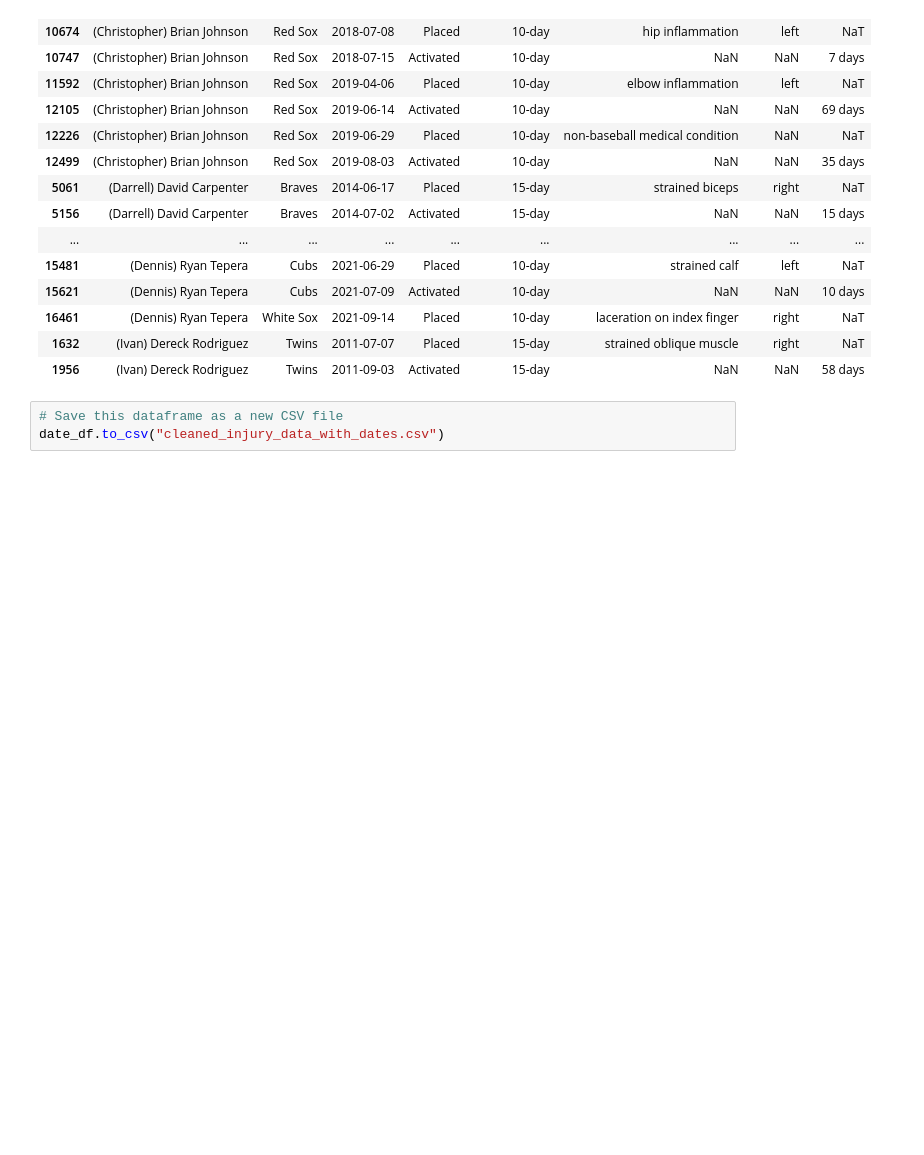
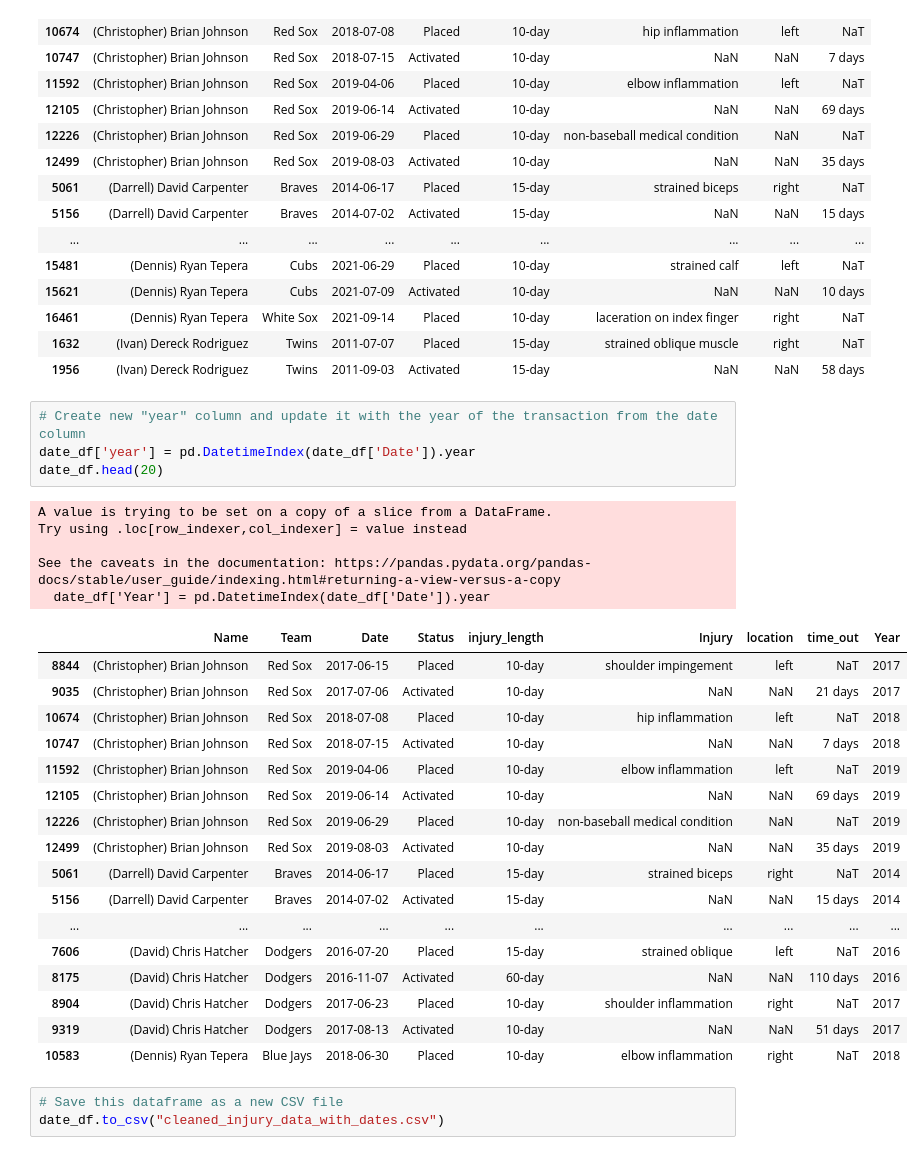
Before and after one commit to brianrwheatley/final-baseball-war-stats, a Jupyter notebook: injury_legnth_finder.ipynb, the cells around one changed output. Saved outputs shown, nothing was run; the diff lists cells and outputs as text; blank space fills up the shorter version.

Commit message:
updated code to include year column for year of transaction

```diff
--- a/injury_legnth_finder.ipynb
+++ b/injury_legnth_finder.ipynb
@@ -202,5 +202,32 @@ See the caveats in the documentation: https://pandas.pydata.org/pandas-docs/stab
 | 1632 | (Ivan) Dereck Rodriguez | Twins | 2011-07-07 | Placed | 15-day | strained oblique muscle | right | NaT |
 | 1956 | (Ivan) Dereck Rodriguez | Twins | 2011-09-03 | Activated | 15-day | NaN | NaN | 58 days |
 # %%
-# Save this dataframe as a new CSV file
-date_df.to_csv("cleaned_injury_data_with_dates.csv")
+# Create new "year" column and update it with the year of the transaction from the date column
+date_df['year'] = pd.DatetimeIndex(date_df['Date']).year
+date_df.head(20)
+# %% [output]
+A value is trying to be set on a copy of a slice from a DataFrame.
+Try using .loc[row_indexer,col_indexer] = value instead
+
+See the caveats in the documentation: https://pandas.pydata.org/pandas-docs/stable/user_guide/indexing.html#returning-a-view-versus-a-copy
+  date_df['Year'] = pd.DatetimeIndex(date_df['Date']).year
+|  | Name | Team | Date | Status | injury_length | Injury | location | time_out | Year |
+| 8844 | (Christopher) Brian Johnson | Red Sox | 2017-06-15 | Placed | 10-day | shoulder impingement | left | NaT | 2017 |
+| 9035 | (Christopher) Brian Johnson | Red Sox | 2017-07-06 | Activated | 10-day | NaN | NaN | 21 days | 2017 |
+| 10674 | (Christopher) Brian Johnson | Red Sox | 2018-07-08 | Placed | 10-day | hip inflammation | left | NaT | 2018 |
+| 10747 | (Christopher) Brian Johnson | Red Sox | 2018-07-15 | Activated | 10-day | NaN | NaN | 7 days | 2018 |
+| 11592 | (Christopher) Brian Johnson | Red Sox | 2019-04-06 | Placed | 10-day | elbow inflammation | left | NaT | 2019 |
+| 12105 | (Christopher) Brian Johnson | Red Sox | 2019-06-14 | Activated | 10-day | NaN | NaN | 69 days | 2019 |
+| 12226 | (Christopher) Brian Johnson | Red Sox | 2019-06-29 | Placed | 10-day | non-baseball medical condition | NaN | NaT | 2019 |
+| 12499 | (Christopher) Brian Johnson | Red Sox | 2019-08-03 | Activated | 10-day | NaN | NaN | 35 days | 2019 |
+| 5061 | (Darrell) David Carpenter | Braves | 2014-06-17 | Placed | 15-day | strained biceps | right | NaT | 2014 |
+| 5156 | (Darrell) David Carpenter | Braves | 2014-07-02 | Activated | 15-day | NaN | NaN | 15 days | 2014 |
+| ... | ... | ... | ... | ... | ... | ... | ... | ... | ... |
+| 7606 | (David) Chris Hatcher | Dodgers | 2016-07-20 | Placed | 15-day | strained oblique | left | NaT | 2016 |
+| 8175 | (David) Chris Hatcher | Dodgers | 2016-11-07 | Activated | 60-day | NaN | NaN | 110 days | 2016 |
+| 8904 | (David) Chris Hatcher | Dodgers | 2017-06-23 | Placed | 10-day | shoulder inflammation | right | NaT | 2017 |
+| 9319 | (David) Chris Hatcher | Dodgers | 2017-08-13 | Activated | 10-day | NaN | NaN | 51 days | 2017 |
+| 10583 | (Dennis) Ryan Tepera | Blue Jays | 2018-06-30 | Placed | 10-day | elbow inflammation | right | NaT | 2018 |
+# %%
+# Save this dataframe as a new CSV file
+date_df.to_csv("cleaned_injury_data_with_dates.csv")
```
